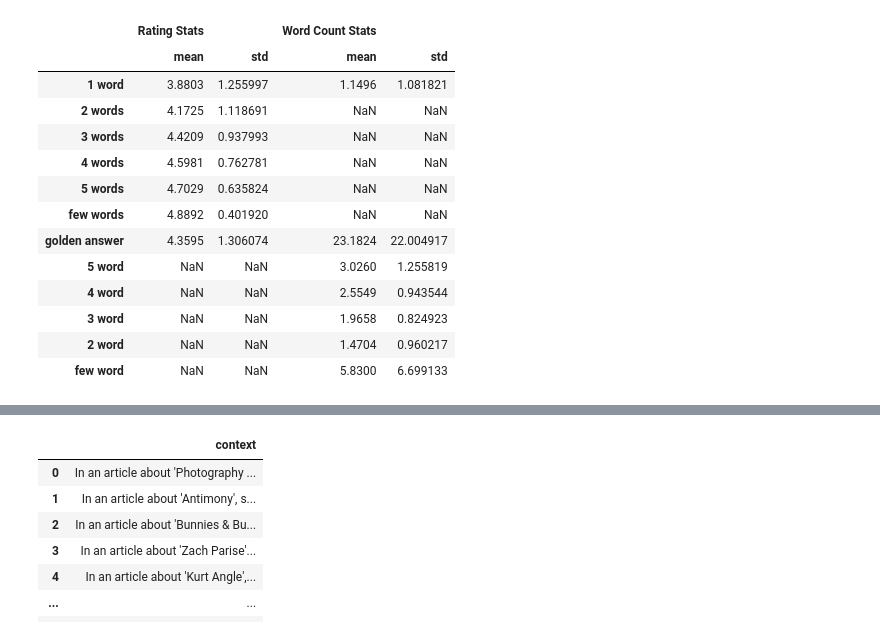
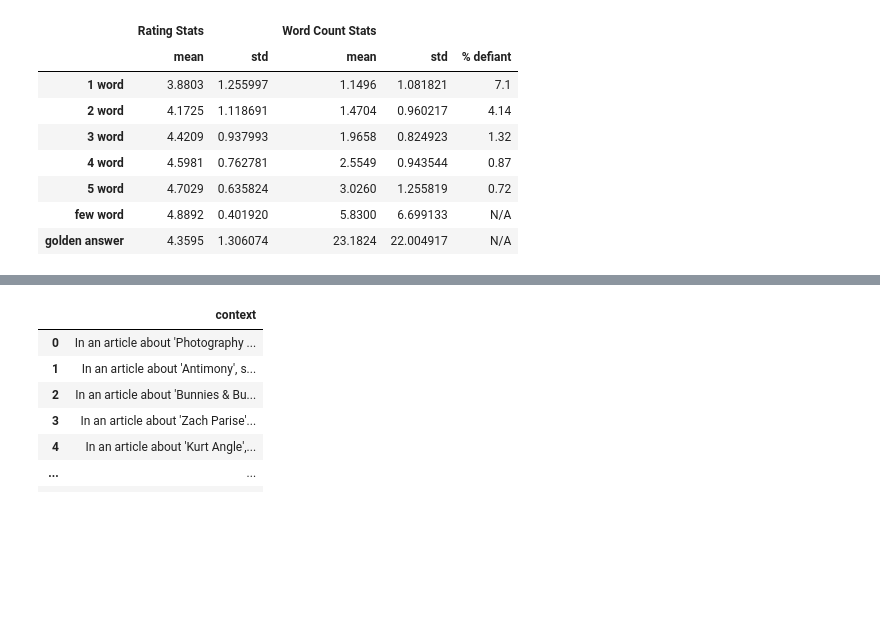
Before and after one commit to nociza/askme-vllm, a Jupyter notebook: experiments/short_anwser.ipynb, the cells around one changed output, grey strips where cells are left out. Cells and saved outputs as stored; diff of their text form; code cells hidden in the pictures; blank space fills up the shorter version.

```diff
--- a/experiments/short_anwser.ipynb
+++ b/experiments/short_anwser.ipynb
@@ -2,62 +2,50 @@
 import pandas as pd
 from lib.llm_utils import PROMPT_TYPES
 
-# Reading the CSV files
 merged_df = pd.read_csv('data_samples/short-answers-10k.csv')
 data_df = pd.read_csv('data_samples/askme-10k.csv')
 
 rating_columns = {
     '1_word_answer_rating_score': '1 word',
     '2_words_answer_rating_score': '2 word',
     '3_words_answer_rating_score': '3 word',
     '4_words_answer_rating_score': '4 word',
     '5_words_answer_rating_score': '5 word',
     'few_words_answer_rating_score': 'few word',
 }
-
-# Define the answer columns
 answer_columns = [prompt + '_answer_text' for prompt in PROMPT_TYPES]
-
-# Prepare the rating data
 rating_data = merged_df[list(rating_columns.keys()) + answer_columns].rename(columns=rating_columns)
-
-# Calculate the rating statistics
 rating_stats = rating_data.describe().T[['mean', 'std']]
 
-# Calculate golden answer rating statistics
 golden_answer_mean = data_df['value'].mean()
 golden_answer_std = data_df['value'].std()
-
-# Add golden answer rating statistics
 rating_stats.loc['golden answer'] = [golden_answer_mean, golden_answer_std]
-
-# Prepare the word count data
 word_counts = rating_data[answer_columns].applymap(lambda x: len(str(x).split()))
 word_counts.columns = [column.split("_")[0] + ' word' for column in word_counts.columns]
-
-# Calculate the word count statistics
 word_count_stats = word_counts.describe().T[['mean', 'std']]
 
-# Calculate golden answer word count statistics
+defiant = []
+for column in word_counts.columns:
+    limit = column.split()[0]
+    if limit == 'few':
+        continue
+    ratio = (word_counts[column] > int(limit)).sum() / len(word_counts) * 100
+    defiant.append(ratio)
+defiant.extend(["N/A", "N/A"])
+
 golden_answer_word_count = data_df['text'].apply(lambda x: len(str(x).split()))
 word_count_stats.loc['golden answer'] = [golden_answer_word_count.mean(), golden_answer_word_count.std()]
+word_count_stats['% defiant'] = defiant
 
-# Combine the two tables
 combined_stats = pd.concat([rating_stats, word_count_stats], axis=1, keys=['Rating Stats', 'Word Count Stats'])
-
 combined_stats
 # %% [output]
-|  | Rating Stats |  | Word Count Stats |  |
-|  | mean | std | mean | std |
-| 1 word | 3.8803 | 1.255997 | 1.1496 | 1.081821 |
-| 2 words | 4.1725 | 1.118691 | NaN | NaN |
-| 3 words | 4.4209 | 0.937993 | NaN | NaN |
-| 4 words | 4.5981 | 0.762781 | NaN | NaN |
-| 5 words | 4.7029 | 0.635824 | NaN | NaN |
-| few words | 4.8892 | 0.401920 | NaN | NaN |
-| golden answer | 4.3595 | 1.306074 | 23.1824 | 22.004917 |
-| 5 word | NaN | NaN | 3.0260 | 1.255819 |
-| 4 word | NaN | NaN | 2.5549 | 0.943544 |
-| 3 word | NaN | NaN | 1.9658 | 0.824923 |
-| 2 word | NaN | NaN | 1.4704 | 0.960217 |
-| few word | NaN | NaN | 5.8300 | 6.699133 |
+|  | Rating Stats |  | Word Count Stats |  |  |
+|  | mean | std | mean | std | % defiant |
+| 1 word | 3.8803 | 1.255997 | 1.1496 | 1.081821 | 7.1 |
+| 2 word | 4.1725 | 1.118691 | 1.4704 | 0.960217 | 4.14 |
+| 3 word | 4.4209 | 0.937993 | 1.9658 | 0.824923 | 1.32 |
+| 4 word | 4.5981 | 0.762781 | 2.5549 | 0.943544 | 0.87 |
+| 5 word | 4.7029 | 0.635824 | 3.0260 | 1.255819 | 0.72 |
+| few word | 4.8892 | 0.401920 | 5.8300 | 6.699133 | N/A |
+| golden answer | 4.3595 | 1.306074 | 23.1824 | 22.004917 | N/A |
```
Also changed, not shown: parts of 3 cells of this notebook.
